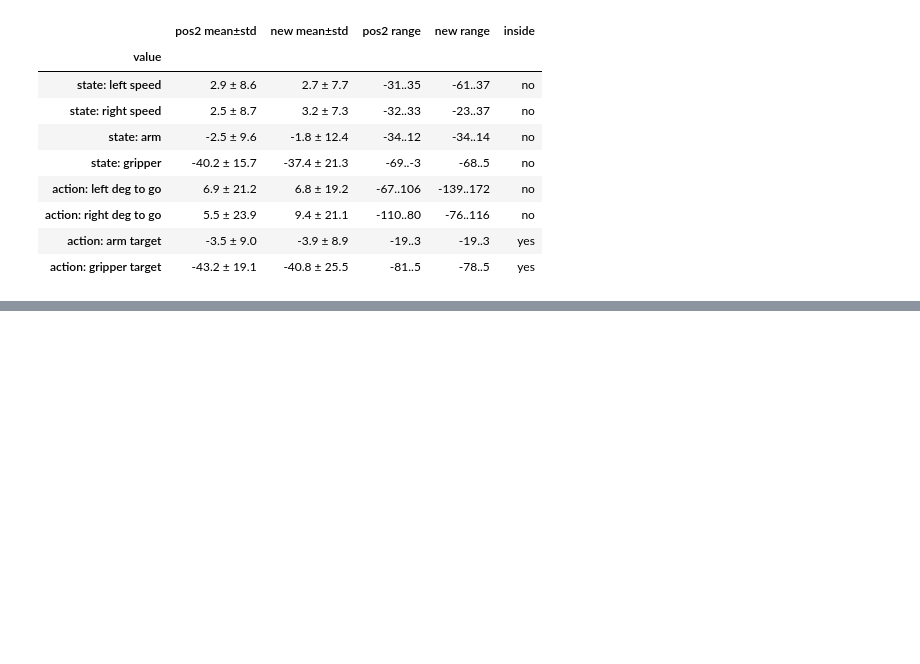
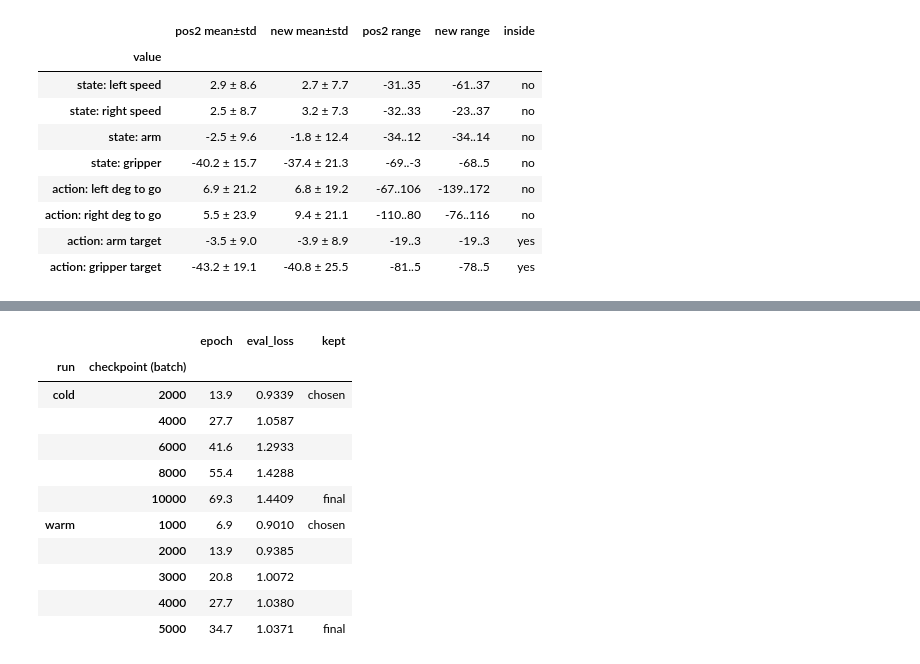
Before and after one commit to adamvaughan10/Neil-LabAI, a Jupyter notebook: training/result_run_physical_AI_WS.ipynb, the cells around one changed output, grey strips where cells are left out. Drawn from its saved outputs; the diff is of its cells as text; code cells hidden in the pictures; blank space fills up the shorter version.

Commit message:
Results notebook: section 9, the weights we chose and saved
Co-Authored-By: Claude Opus 5.5 (1M context) <noreply@anthropic.com>

```diff
--- a/training/result_run_physical_AI_WS.ipynb
+++ b/training/result_run_physical_AI_WS.ipynb
@@ -367,0 +374,23 @@ pd.DataFrame(rows).set_index("value")
+# %%
+saved = {"warm": [1000, 2000, 3000, 4000, 5000], "cold": [2000, 4000, 6000, 8000, 10000]}
+rows = []
+for name, (t, ev, _) in runs.items():
+    e = dict(zip(ev.step, ev.eval_loss))
+    best = min(saved[name], key=lambda b: e[b])
+    for b in saved[name]:
+        rows.append({"run": name, "checkpoint (batch)": b, "epoch": round(b * 32 / 4617, 1), "eval_loss": e[b],
+                     "kept": "chosen" if b == best else ("final" if b == saved[name][-1] else "")})
+pd.DataFrame(rows).set_index(["run", "checkpoint (batch)"])
+# %% [output]
+|  |  | epoch | eval_loss | kept |
+| run | checkpoint (batch) |  |  |  |
+| cold | 2000 | 13.9 | 0.9339 | chosen |
+|  | 4000 | 27.7 | 1.0587 |  |
+|  | 6000 | 41.6 | 1.2933 |  |
+|  | 8000 | 55.4 | 1.4288 |  |
+|  | 10000 | 69.3 | 1.4409 | final |
+| warm | 1000 | 6.9 | 0.9010 | chosen |
+|  | 2000 | 13.9 | 0.9385 |  |
+|  | 3000 | 20.8 | 1.0072 |  |
+|  | 4000 | 27.7 | 1.0380 |  |
+|  | 5000 | 34.7 | 1.0371 | final |
```
Also changed, not shown: parts of 2 cells of this notebook.
